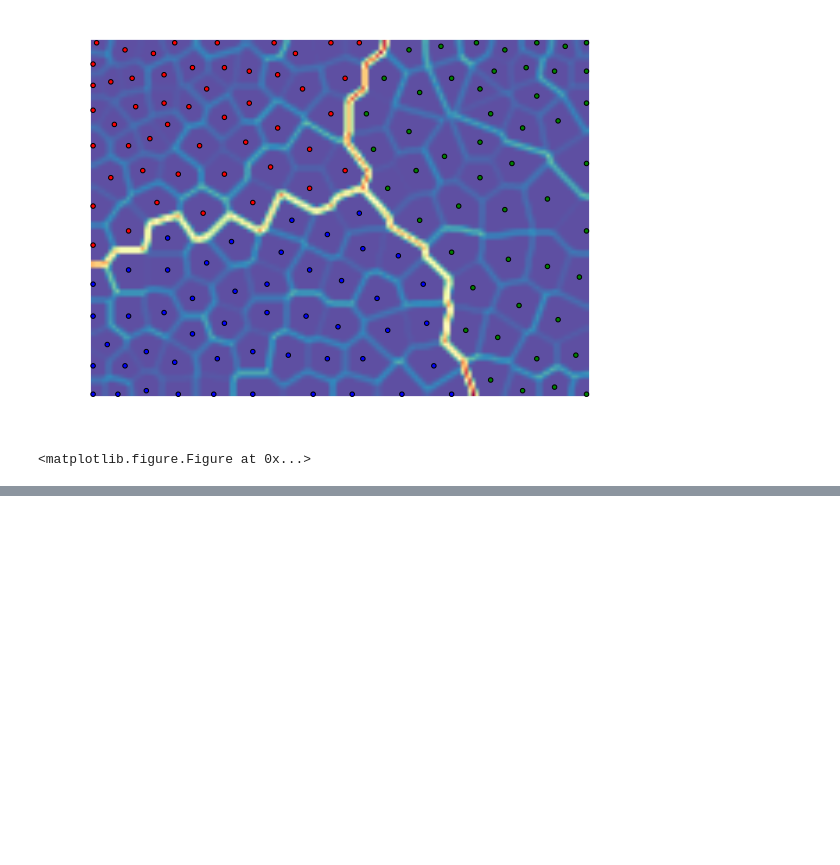
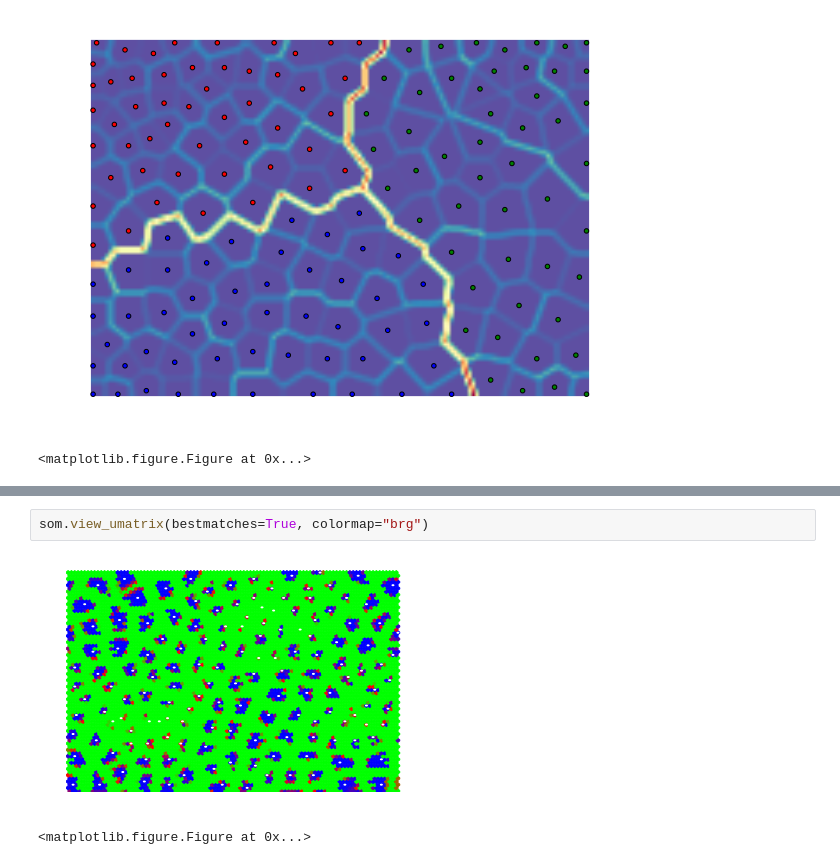
Before and after one commit to peterwittek/ipython-notebooks, a Jupyter notebook: Somoclu in Python.ipynb, the cells around one changed output, grey strips where cells are left out. Drawn from its saved outputs; the diff is of its cells as text; blank space fills up the shorter version.

```diff
--- a/Somoclu in Python.ipynb
+++ b/Somoclu in Python.ipynb
@@ -56,0 +57,5 @@ ValueError: operands could not be broadcast together with shapes (100,) (60,)
+# %%
+som.view_umatrix(bestmatches=True, colormap="brg")
+# %% [output]
+[figure, added]
+<matplotlib.figure.Figure at 0x...>
```
Also changed, not shown: parts of 2 cells of this notebook.
